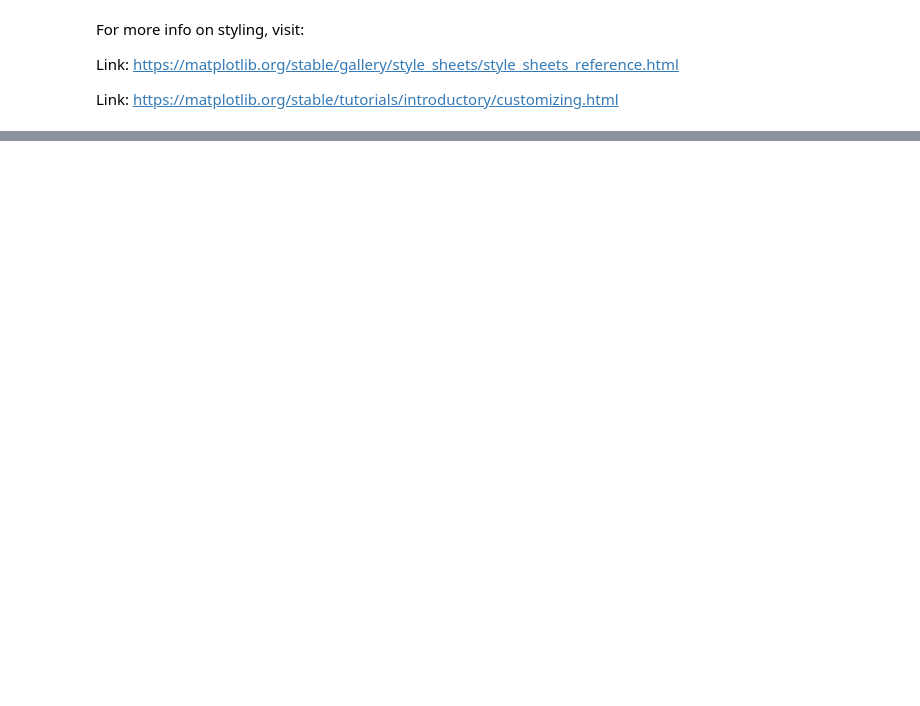
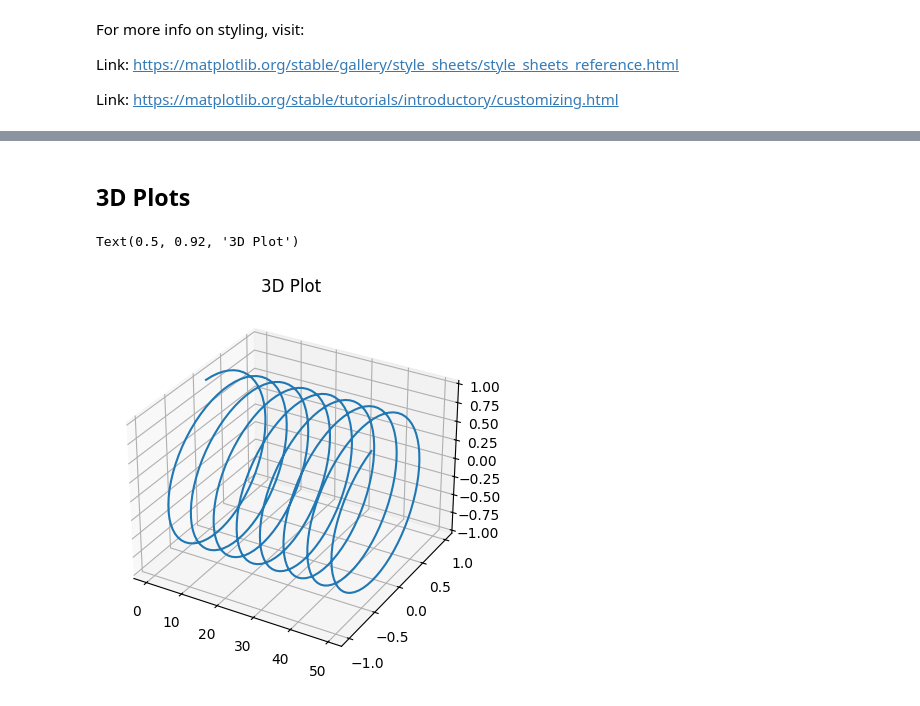
Before and after one commit to rennaMAhcuS/Advanced-Python, a Jupyter notebook: Basics/Matplotlib/Matplotlib.ipynb, the cells around one changed output, grey strips where cells are left out. Drawn from its saved outputs; the diff is of its cells as text; code cells hidden in the pictures; blank space fills up the shorter version.

```diff
--- a/Basics/Matplotlib/Matplotlib.ipynb
+++ b/Basics/Matplotlib/Matplotlib.ipynb
@@ -246,0 +247,16 @@ plt.savefig('FourPlots.png', dpi=360, transparent=False)
+# %% [markdown]
+## 3D Plots
+# %%
+ax = plt.axes(projection="3d")
+
+x = np.arange(0, 50, 0.1)
+y = np.sin(x)
+z = np.cos(x)
+
+ax.plot(x, y, z)
+ax.set_title("3D Plot")
+
+# We can get a scatter plot also
+# %% [output]
+Text(0.5, 0.92, '3D Plot')
+[figure, added]
```
Also changed, not shown: parts of 10 cells of this notebook, 1 other file.
